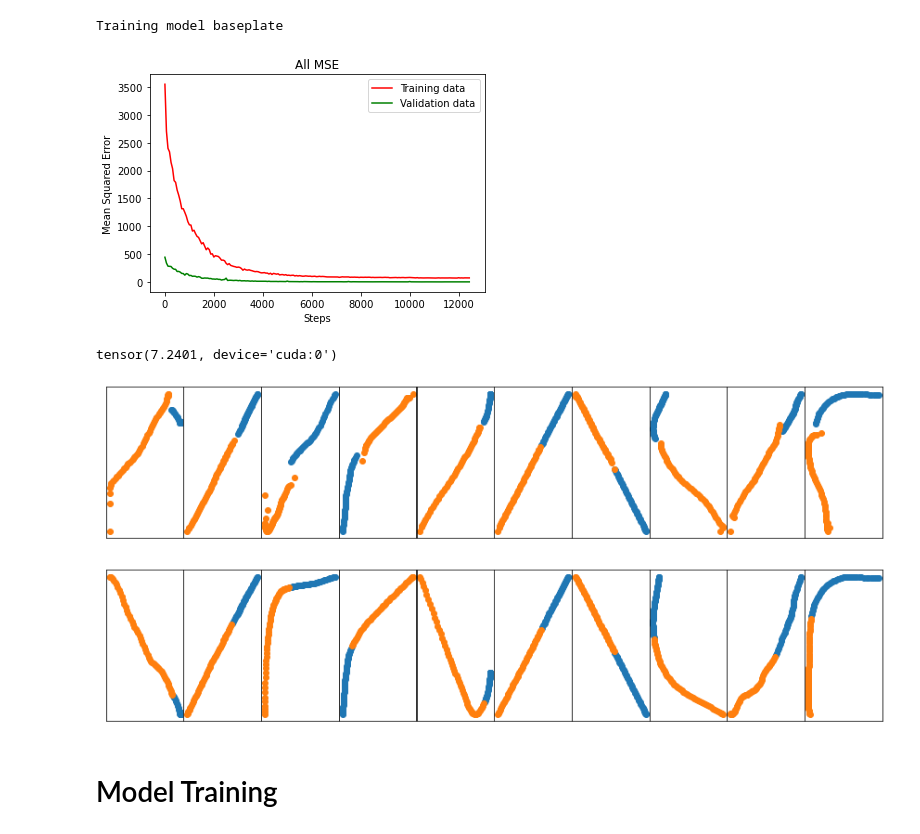
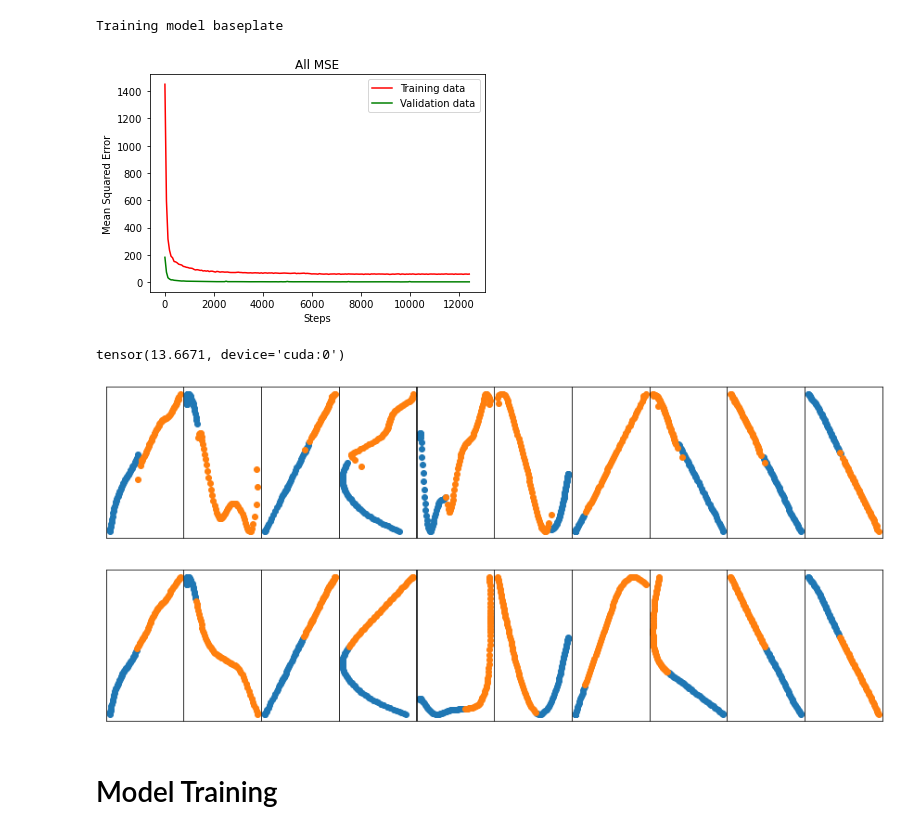
Before and after one commit to brandonho667/151B-WinningProject, a Jupyter notebook: train_attn_model.ipynb, the cells around one changed output. Cells and saved outputs as stored; diff of their text form; code cells hidden in the pictures.

Commit message:
added layers and hidden

```diff
--- a/train_attn_model.ipynb
+++ b/train_attn_model.ipynb
@@ -59,9 +61,9 @@ print(train_dataset[0][0])
 # Model Constants
 # %%
 batch_sz = 32  # batch size
-input_size = 6
-hidden_size = 128
-output_size = 6
+input_size = 4
+hidden_size = 256
+output_size = 4
 dropout = 0.5
 inp_seq_len = 50
 num_epochs = 5#15
@@ -80,8 +82,8 @@ train_loader = DataLoader(train_dataset, batch_size = batch_sz, shuffle = True)
 val_loader = DataLoader(val_dataset, batch_size=batch_sz*2, shuffle=True)
 val_iter = iter(val_loader)
 
-BEST_PATH = "./models/all_best_attn.pt"
-PATH = "./models/baseplate_attn.pt"
+BEST_PATH = "./models/all_best_attnlayered.pt"
+PATH = "./models/baseplate_attnlayered.pt"
 best_err = 10000000000
 
 device = torch.device("cuda" if torch.cuda.is_available() else "cpu")
@@ -90,7 +92,7 @@ rnn = LSTMAttention(input_size, hidden_size, output_size, dropout, device).cuda(
 criterion = torch.nn.MSELoss()
 criterion.to(device)
 opt = torch.optim.Adam(rnn.parameters(), lr=lr)
-scheduler = torch.optim.lr_scheduler.ReduceLROnPlateau(opt)
+scheduler = torch.optim.lr_scheduler.ReduceLROnPlateau(opt, patience=20)
 # scheduler = torch.optim.lr_scheduler.StepLR(opt, 20, gamma=0.5)
 
 print_every = 1000
@@ -114,9 +116,7 @@ for epoch in range(num_base_epochs):
         loss = 0
 
         y_hat = rnn(x)
-        loss = criterion(y_hat[:, :, :2], y[:, :, :2]) \
-                + criterion(y_hat[:, :, 2:4], y[:, :, 2:4]) \
-                + criterion(y_hat[:, :, 4:6], y[:, :, 4:6])
+        loss = criterion(y_hat, y)
 
         loss.backward()
         opt.step()
@@ -128,9 +128,7 @@ for epoch in range(num_base_epochs):
                 vx, vy = next(val_iter)
                 vx, vy = vx.to(torch.float32).to(device), vy.to(torch.float32).to(device)
                 vy_hat = rnn(vx)
-                val_loss += criterion(vy_hat[:, :, :2], vy[:, :, :2]) \
-                        + criterion(vy_hat[:, :, 2:4], vy[:, :, 2:4]) \
-                        + criterion(vy_hat[:, :, 4:6], vy[:, :, 4:6])
+                val_loss += criterion(vy_hat, vy)
                 del vx
                 del vy
                 rnn.train()
@@ -165,26 +163,26 @@ plt.gca().set_title("All MSE")
 plt.legend()
 plt.show()
 # %% [output]
-[figure, old version]
+[figure, new version]
 # %%
 device = torch.device("cuda" if torch.cuda.is_available() else "cpu")
 with torch.no_grad():
-    rnn = torch.load(f"./models/baseplate_attn.pt").to(device)
+    rnn = torch.load(f"./models/baseplate_attnlayered.pt").to(device)
     rnn.eval()
 #     val_dataset = ArgoverseDataset(city = "all", split = "validation")
     val_loader = DataLoader(val_dataset, batch_size=batch_sz*2, shuffle=True)
     x, y = next(iter(val_loader))
     x, y = x.to(torch.float32).to(device), y.to(torch.float32).to(device)
     y_hat = rnn(x[:, :inp_seq_len])
     loss = torch.nn.MSELoss()
     print(loss(y_hat, y))
     show_sample_batch((x[0:10, :inp_seq_len].cpu(), y_hat.cpu()[0:10]))
     show_sample_batch((x[0:10, :inp_seq_len].cpu(), y[0:10].cpu()))
     plt.show()
 # %% [output]
-tensor(7.2401, device='cuda:0')
+tensor(13.6671, device='cuda:0')
-[figure, old version]
+[figure, new version]
-[figure, old version]
+[figure, new version]
 # %% [markdown]
 # Model Training
 # %%
```
Also changed, not shown: parts of 3 cells of this notebook, 5 other files.
